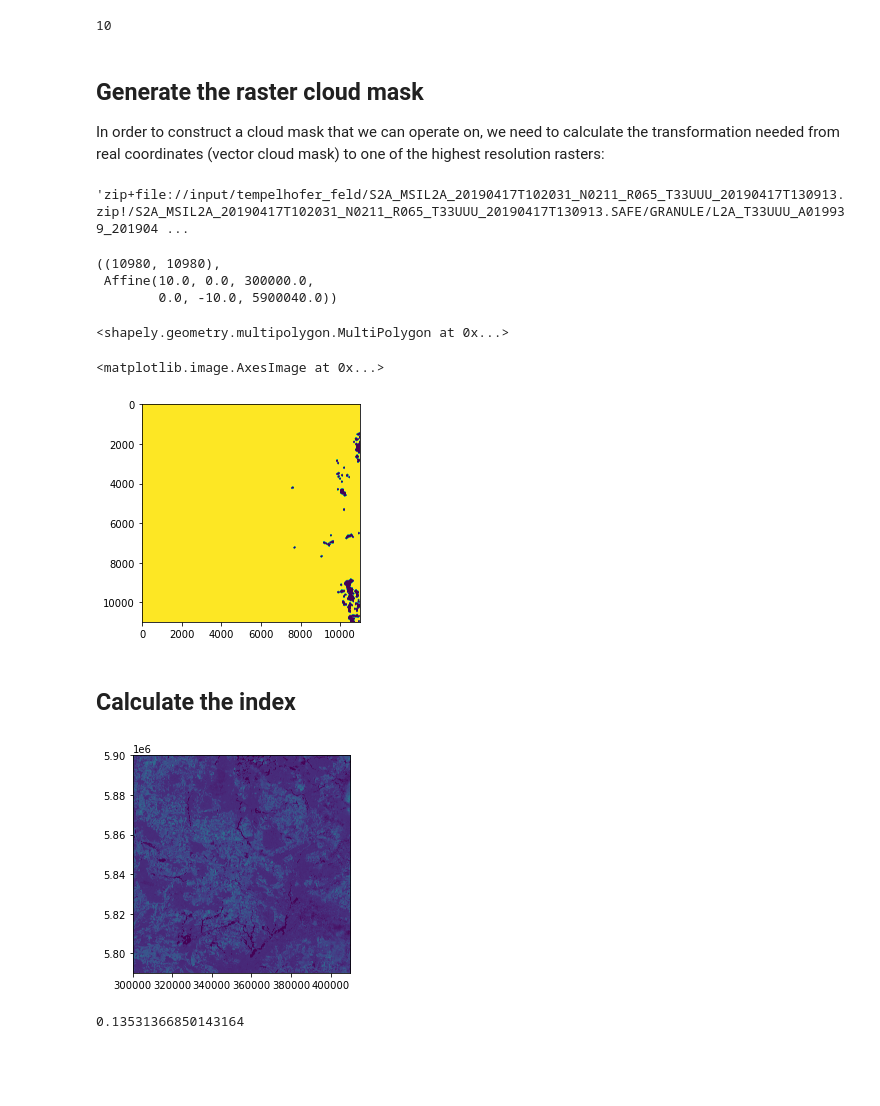
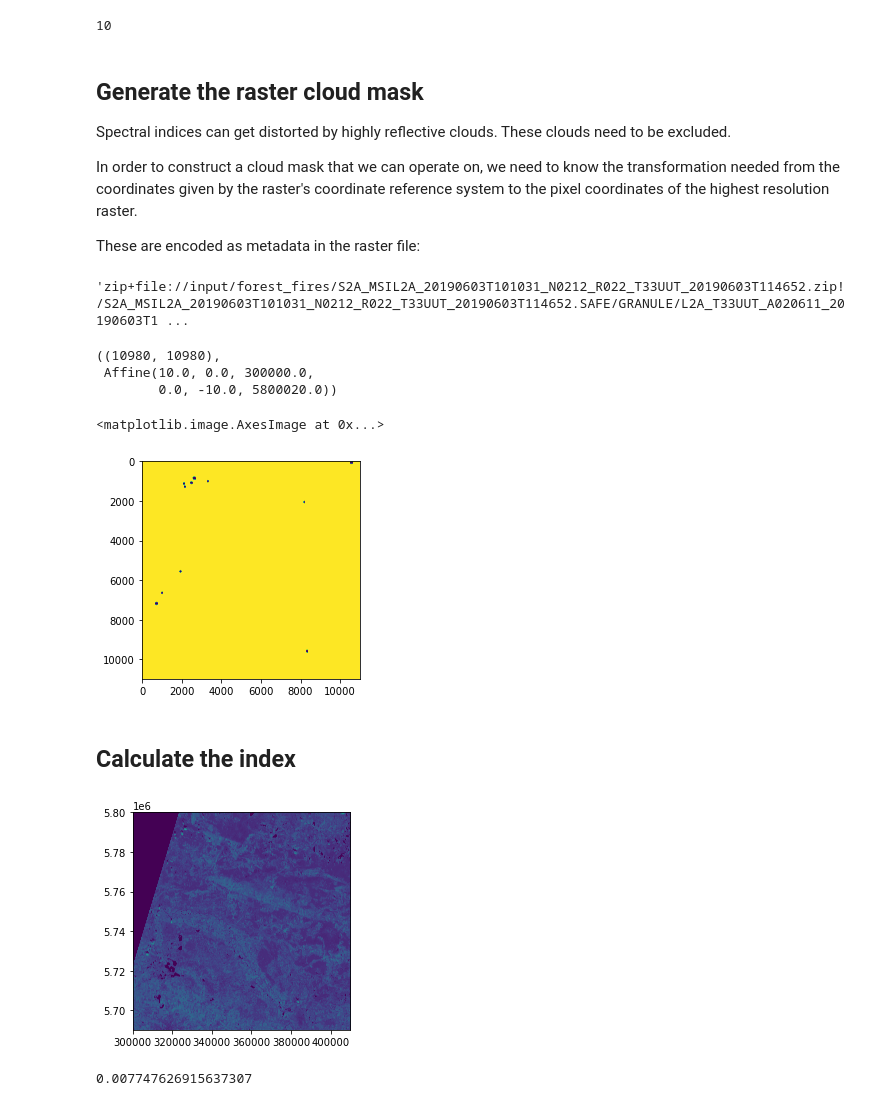
Before and after one commit to rrrnld/earth-observation-for-journalism, a Jupyter notebook: true-color-image/02 Spectral Indices.ipynb, the cells around one changed output. Drawn from its saved outputs; the diff is of its cells as text; code cells hidden in the pictures; blank space fills up the shorter version.

```diff
--- a/true-color-image/02 Spectral Indices.ipynb
+++ b/true-color-image/02 Spectral Indices.ipynb
@@ -8,3 +17,7 @@ Before running this notebook the files have to be downloaded. See [01a Download
+# %%
+downloads = ['input/forest_fires/S2A_MSIL2A_20190613T101031_N0212_R022_T33UUT_20190614T125329.zip',
+ 'input/forest_fires/S2A_MSIL2A_20190603T101031_N0212_R022_T33UUT_20190603T114652.zip',
+ 'input/forest_fires/S2A_MSIL2A_20190626T102031_N0212_R065_T33UUT_20190626T125319.zip']
 # %%
-product_path = Path('input/tempelhofer_feld/S2A_MSIL2A_20190417T102031_N0211_R065_T33UUU_20190417T130913.zip')
+product_path = Path(downloads[1])
 index_to_calculate = 'nbr'
@@ -53,7 +81,7 @@ indices = {
     # normalized difference in vegetation
     'ndvi': (div, (sub, 'B08', 'B04'), (add, 'B08', 'B04')),
     # normalized burn ratio
-    'nbr': (div, (add, 'B08', 'B12'), (sub, 'B08', 'B12')),
+    'nbr': (div, (sub, 'B08', 'B12'), (add, 'B08', 'B12')),
     # bare soil index
     'bsi': (div, (sub, (add, 'B11', 'B04'), (add, 'B08', 'B02')),
                  (add, (add, 'B11', 'B04'), (add, 'B08', 'B02')))
@@ -180,3 +212,6 @@ highest_resolution_band_paths
 # %%
 def resolution(band_path):
+    '''
+    Return the resolution encoded in a raster file's path.
+    '''
     return int(band_path.split('_')[-1].split('.')[0].replace('m', ''))
@@ -188,17 +225,21 @@ target_resolution
 # %% [markdown]
 ## Generate the raster cloud mask
 
-In order to construct a cloud mask that we can operate on, we need to calculate the transformation needed from real coordinates (vector cloud mask) to one of the highest resolution rasters:
+Spectral indices can get distorted by highly reflective clouds.
+These clouds need to be excluded.
+
+In order to construct a cloud mask that we can operate on, we need to know the transformation needed from the coordinates given by the raster's coordinate reference system to the pixel coordinates of the highest resolution raster.
+
+These are encoded as metadata in the raster file:
 # %%
 from sentinel_helpers import scihub_cloud_mask
 import rasterio as r
-from rasterio.features import geometry_mask
 import matplotlib.pyplot as pplt
 
 highres_raster_path = [band_path for band_path in highest_resolution_band_paths if resolution(band_path) == target_resolution][0]
 highres_raster_path
 # %% [output]
-'zip+file://input/tempelhofer_feld/S2A_MSIL2A_20190417T102031_N0211_R065_T33UUU_20190417T130913.zip!/S2A_MSIL2A_20190417T102031_N0211_R065_T33UUU_20190417T130913.SAFE/GRANULE/L2A_T33UUU_A019939_201904 ...
+'zip+file://input/forest_fires/S2A_MSIL2A_20190603T101031_N0212_R022_T33UUT_20190603T114652.zip!/S2A_MSIL2A_20190603T101031_N0212_R022_T33UUT_20190603T114652.SAFE/GRANULE/L2A_T33UUT_A020611_20190603T1 ...
 # %%
 with r.open(highres_raster_path) as src:
     target_transform = src.transform
@@ -208,22 +249,18 @@ target_shape, target_transform
 # %% [output]
 ((10980, 10980),
  Affine(10.0, 0.0, 300000.0,
-        0.0, -10.0, 5900040.0))
+        0.0, -10.0, 5800020.0))
-# %%
-vector_cloud_mask = scihub_cloud_mask(product_path)
-vector_cloud_mask
-# %% [output]
-<shapely.geometry.multipolygon.MultiPolygon at 0x...>
 # %%
 # pixels with clouds are True, pixels without are False
-raster_cloud_mask = geometry_mask(vector_cloud_mask,
-                                   out_shape=target_shape,
-                                   transform=target_transform)
+raster_cloud_mask = scihub_cloud_mask(product_path,
+                                      rasterize=True,
+                                      target_shape=target_shape,
+                                      target_transform=target_transform)
 
 pplt.imshow(raster_cloud_mask)
 # %% [output]
 <matplotlib.image.AxesImage at 0x...>
-[figure, old version]
+[figure, new version]
 # %% [markdown]
 ## Calculate the index
 # %%
@@ -245,11 +282,11 @@ with r.open(highest_resolution_band_paths[0]) as src:
     data = src.read(1)
     rplt.show(src)
 # %% [output]
-[figure, old version]
+[figure, new version]
 # %%
 (data & raster_cloud_mask).mean()
 # %% [output]
-0.13531366850143164
+0.007747626915637307
 # %%
 %%time
 
```
Also changed, not shown: parts of 24 cells of this notebook.
